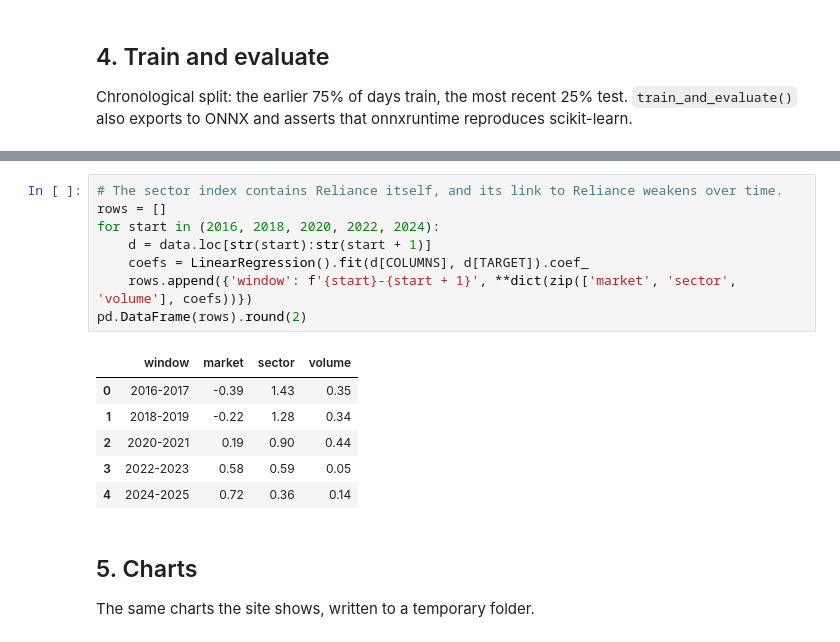
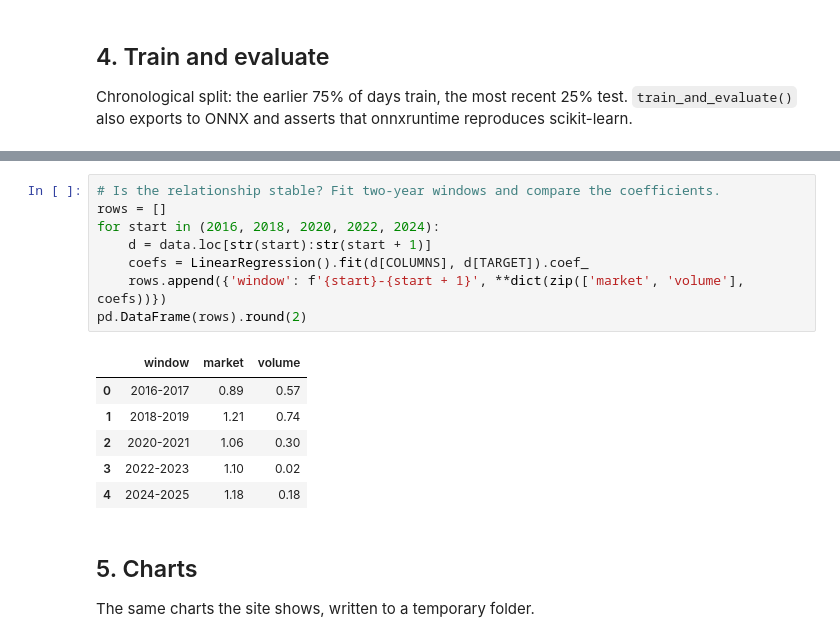
Before and after one commit to ekpixelmonk/EK.MLPortfolio, a Jupyter notebook: ml/linear-regression/notebook.ipynb, the cells around one changed output, grey strips where cells are left out. Cells and saved outputs as stored; diff of their text form.

```diff
--- a/ml/linear-regression/notebook.ipynb
+++ b/ml/linear-regression/notebook.ipynb
@@ -193,18 +182,18 @@ pd.DataFrame(rows).round(3)
 # %%
-# The sector index contains Reliance itself, and its link to Reliance weakens over time.
+# Is the relationship stable? Fit two-year windows and compare the coefficients.
 rows = []
 for start in (2016, 2018, 2020, 2022, 2024):
     d = data.loc[str(start):str(start + 1)]
     coefs = LinearRegression().fit(d[COLUMNS], d[TARGET]).coef_
-    rows.append({'window': f'{start}-{start + 1}', **dict(zip(['market', 'sector', 'volume'], coefs))})
+    rows.append({'window': f'{start}-{start + 1}', **dict(zip(['market', 'volume'], coefs))})
 pd.DataFrame(rows).round(2)
 # %% [output]
-|  | window | market | sector | volume |
-| 0 | 2016-2017 | -0.39 | 1.43 | 0.35 |
-| 1 | 2018-2019 | -0.22 | 1.28 | 0.34 |
-| 2 | 2020-2021 | 0.19 | 0.90 | 0.44 |
-| 3 | 2022-2023 | 0.58 | 0.59 | 0.05 |
-| 4 | 2024-2025 | 0.72 | 0.36 | 0.14 |
+|  | window | market | volume |
+| 0 | 2016-2017 | 0.89 | 0.57 |
+| 1 | 2018-2019 | 1.21 | 0.74 |
+| 2 | 2020-2021 | 1.06 | 0.30 |
+| 3 | 2022-2023 | 1.10 | 0.02 |
+| 4 | 2024-2025 | 1.18 | 0.18 |
 # %% [markdown]
 ## 5. Charts
 
```
Also changed, not shown: parts of 12 cells of this notebook, 17 other files.
